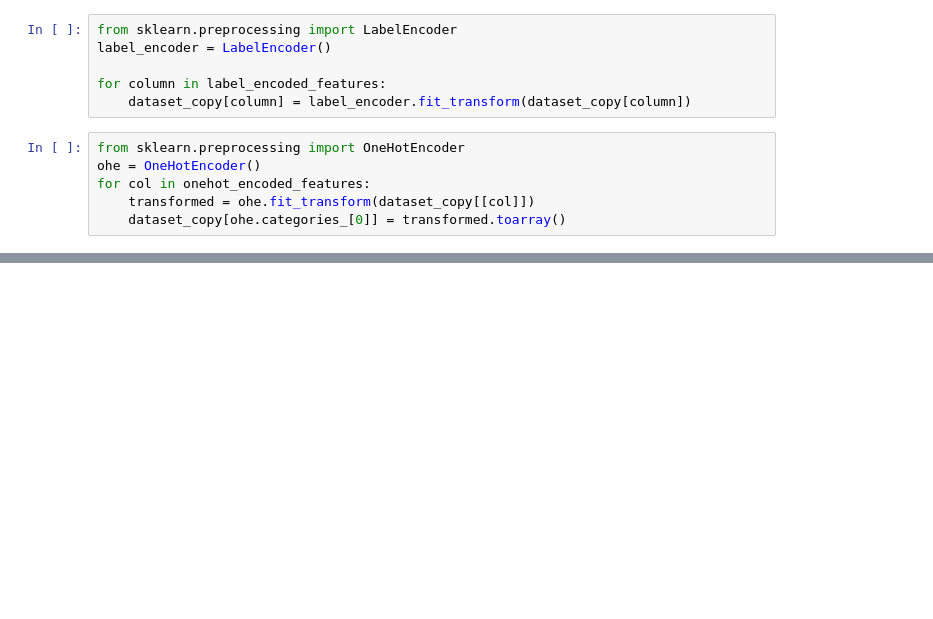
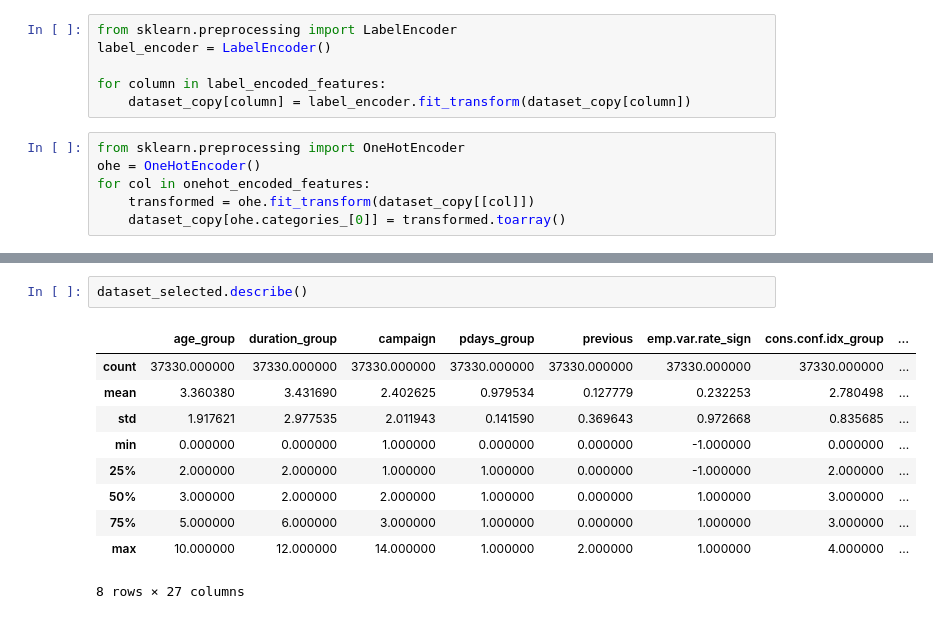
Before and after one commit to batuhanozzer/bankMarketing, a Jupyter notebook: ceng474_BankMarketing.ipynb, the cells around one changed output, grey strips where cells are left out. Saved outputs shown, nothing was run; the diff lists cells and outputs as text; blank space fills up the shorter version.

```diff
--- a/ceng474_BankMarketing.ipynb
+++ b/ceng474_BankMarketing.ipynb
@@ -688,0 +775,13 @@ for col in onehot_encoded_features:
+# %%
+dataset_selected.describe()
+# %% [output]
+|  | age_group | duration_group | campaign | pdays_group | previous | emp.var.rate_sign | cons.conf.idx_group | ... |
+| count | 37330.000000 | 37330.000000 | 37330.000000 | 37330.000000 | 37330.000000 | 37330.000000 | 37330.000000 | ... |
+| mean | 3.360380 | 3.431690 | 2.402625 | 0.979534 | 0.127779 | 0.232253 | 2.780498 | ... |
+| std | 1.917621 | 2.977535 | 2.011943 | 0.141590 | 0.369643 | 0.972668 | 0.835685 | ... |
+| min | 0.000000 | 0.000000 | 1.000000 | 0.000000 | 0.000000 | -1.000000 | 0.000000 | ... |
+| 25% | 2.000000 | 2.000000 | 1.000000 | 1.000000 | 0.000000 | -1.000000 | 2.000000 | ... |
+| 50% | 3.000000 | 2.000000 | 2.000000 | 1.000000 | 0.000000 | 1.000000 | 3.000000 | ... |
+| 75% | 5.000000 | 6.000000 | 3.000000 | 1.000000 | 0.000000 | 1.000000 | 3.000000 | ... |
+| max | 10.000000 | 12.000000 | 14.000000 | 1.000000 | 2.000000 | 1.000000 | 4.000000 | ... |
+8 rows × 27 columns
```
Also changed, not shown: parts of 8 cells of this notebook.
